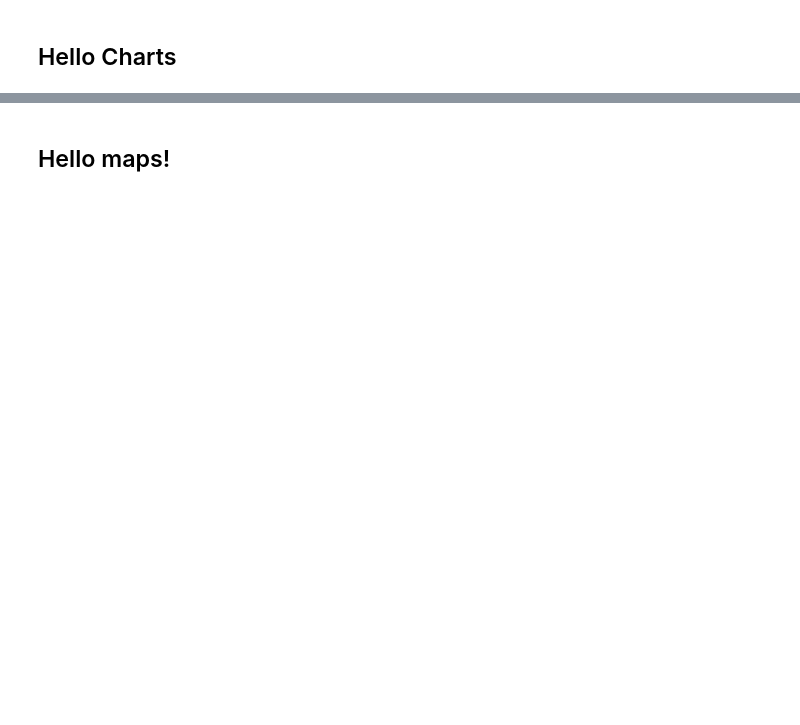
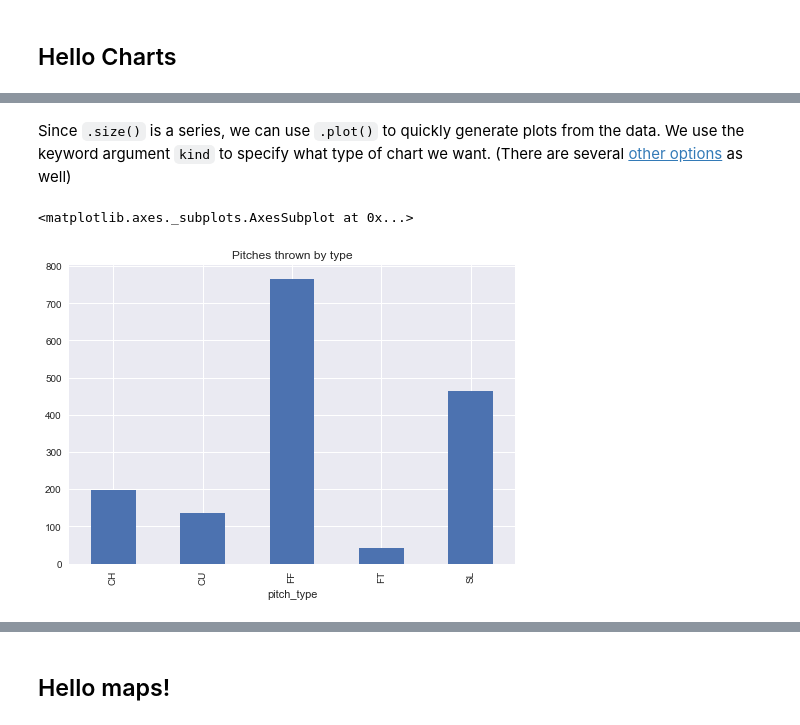
Before and after one commit to emamd/jupyter-skillshare, a Jupyter notebook: jupyter-skillshare.ipynb, the cells around one changed output, grey strips where cells are left out. Saved outputs shown, nothing was run; the diff lists cells and outputs as text; code cells hidden in the pictures; blank space fills up the shorter version.

```diff
--- a/jupyter-skillshare.ipynb
+++ b/jupyter-skillshare.ipynb
@@ -185,0 +307,2 @@ Name: release_speed, dtype: float64
+# %%
+scherzer = df[df['player_name'] == 'Max Scherzer']
@@ -187,0 +327,2 @@ Name: release_speed, dtype: float64
+# %%
+pitch_types = scherzer.groupby(['pitch_type'])
@@ -187,0 +339,7 @@ Name: release_speed, dtype: float64
+# %% [markdown]
+Since `.size()` is a series, we can use `.plot()` to quickly generate plots from the data. We use the keyword argument `kind` to specify what type of chart we want. (There are several [other options](https://pandas.pydata.org/pandas-docs/stable/visualization.html#other-plots) as well)
+# %%
+pitch_types.size().plot(kind="bar", title="Pitches thrown by type")
+# %% [output]
+<matplotlib.axes._subplots.AxesSubplot at 0x...>
+[figure, added]
```
Also changed, not shown: parts of 41 cells of this notebook, 3 other files.
